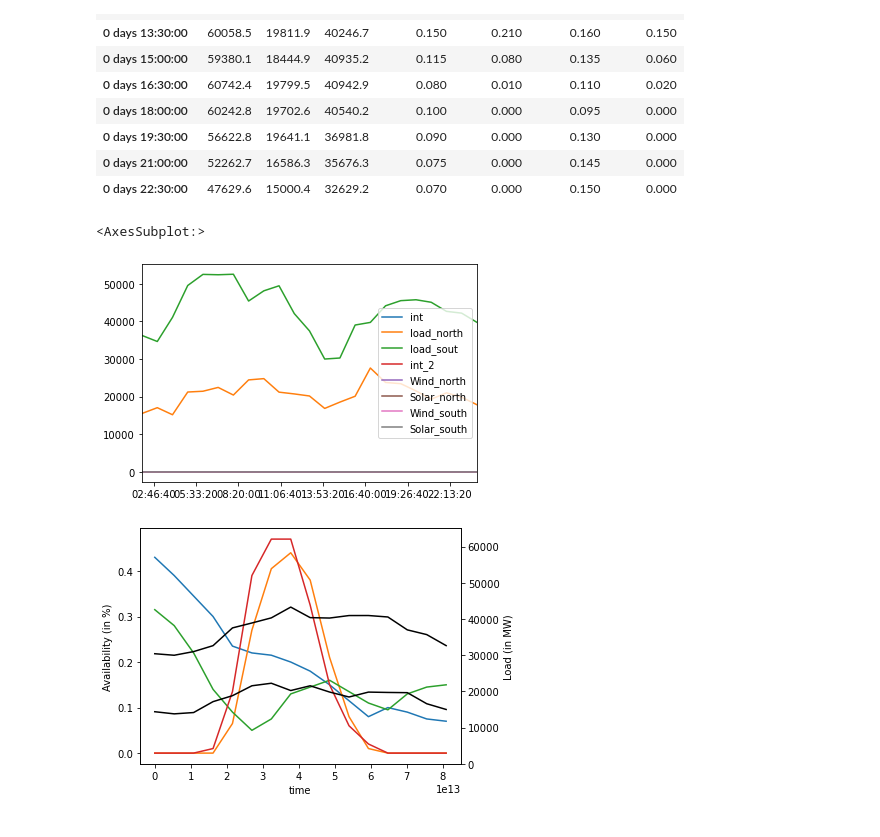
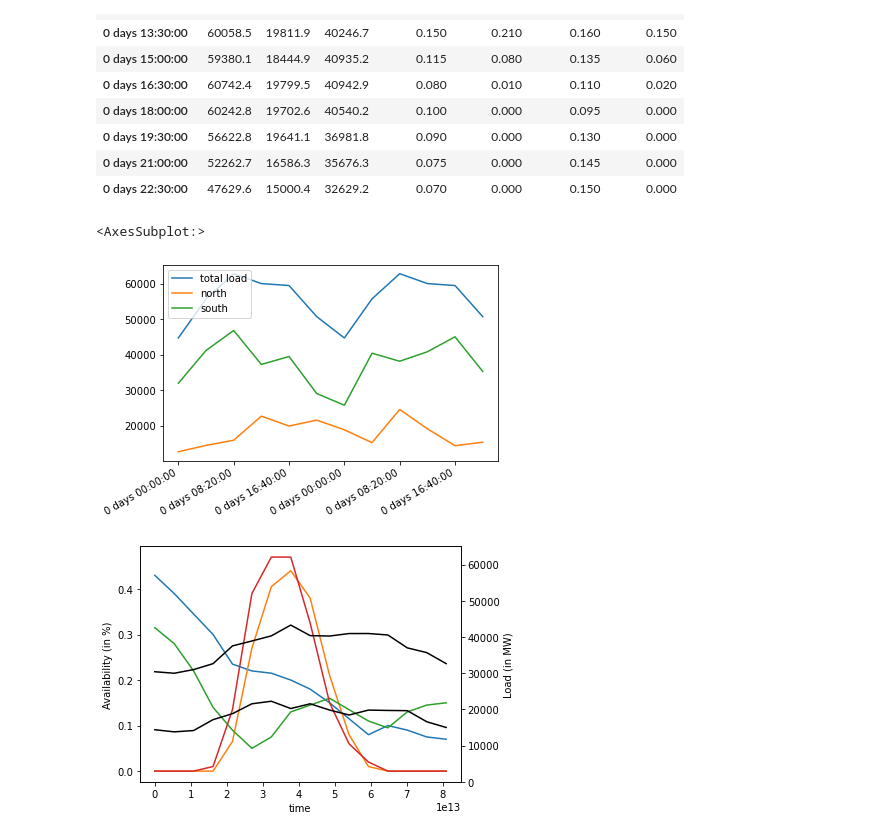
Before and after one commit to anselm-eicke/Locational-investment-signals, a Jupyter notebook: Input data/Input_data.ipynb, the cells around one changed output. Saved outputs shown, nothing was run; the diff lists cells and outputs as text; code cells hidden in the pictures.

Commit message:
new input data with more distinct load profiles

```diff
--- a/Input data/Input_data.ipynb
+++ b/Input data/Input_data.ipynb
@@ -65,17 +56,13 @@ array([ 0.01778921, -0.02887872,  0.01203394,  0.02404494,  0.01589213,
 # %%
+freq = '250Min';
+
 # Load data
 load = pd.read_pickle('2015-2020_load_generation.pkl')
 df = load['DE']
 df = df.loc[df.index.year == 2020]
 load_curve = df.groupby(df.index.hour).mean()
 
-
 load_curve.index = pd.to_timedelta(load_curve.index, 'hours')
 series = load_curve.resample(freq).mean()
 
 new_frequency = pd.DataFrame(data = series.values, index = series.index, columns = ['total load'])
-np.random.seed([3,14])
-new_frequency['north'] = new_frequency['total load'] *(1/3 + np.random.uniform(-0.025, 0.025, len(new_frequency)))
-new_frequency['south'] = new_frequency['total load'] - new_frequency['north']
-new_frequency = new_frequency.round(1)
-new_frequency
@@ -99,0 +69,8 @@ new_frequency
+# %%
+new_frequency = new_frequency.append(new_frequency)
+
+np.random.seed([3,14])
+new_frequency['north'] = new_frequency['total load'] *(1/3 + np.random.uniform(-0.1, 0.1, len(new_frequency)))
+new_frequency['south'] = new_frequency['total load'] - new_frequency['north']
+new_frequency = new_frequency.round(1)
+new_frequency
@@ -172,8 +159,8 @@ new_frequency.to_csv('16.csv')
 # %%
-res.plot()
+new_frequency.plot()
 # %% [output]
 <AxesSubplot:>
-[figure, old version]
+[figure, new version]
 # %%
 import numpy as np
 import matplotlib.pyplot as plt
```
Also changed, not shown: parts of 6 cells of this notebook, 7 other files.
